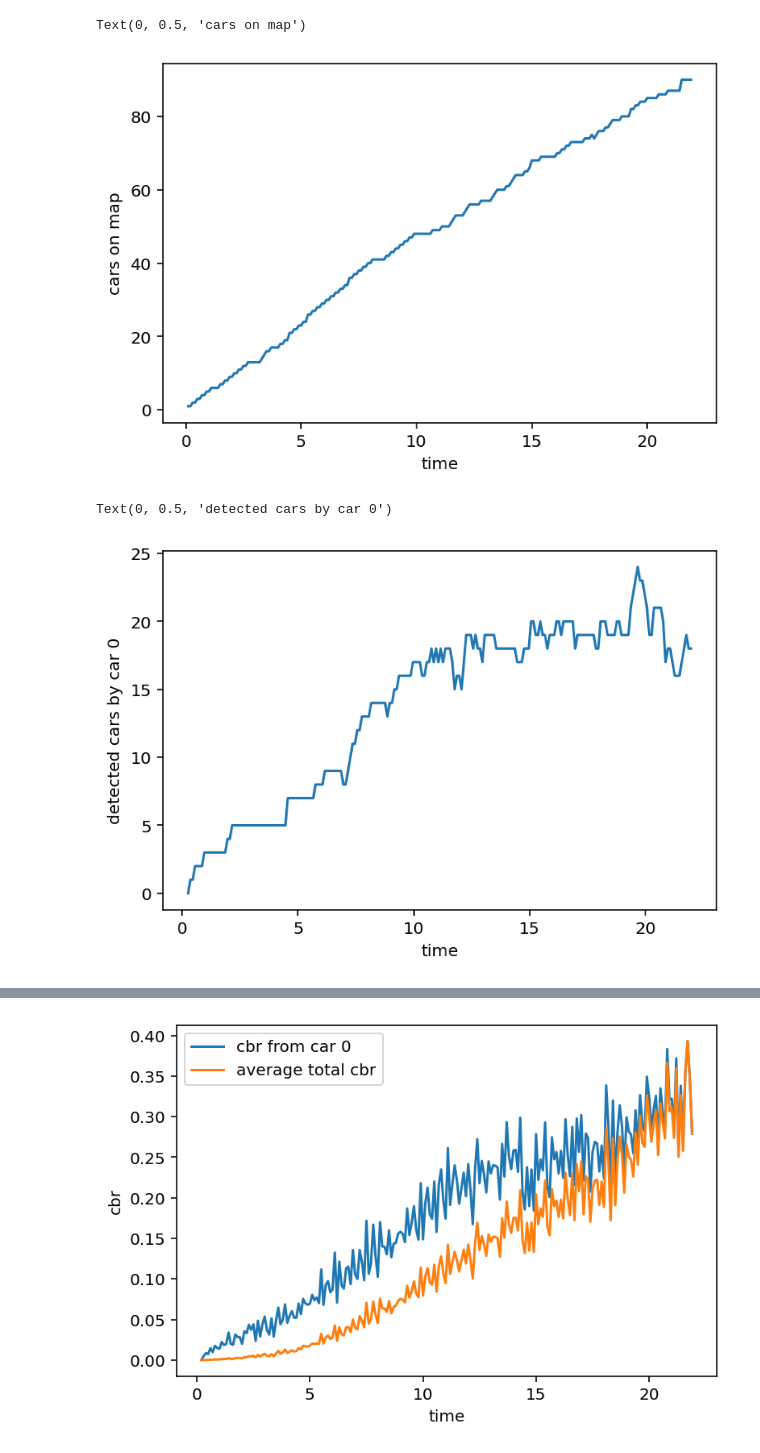
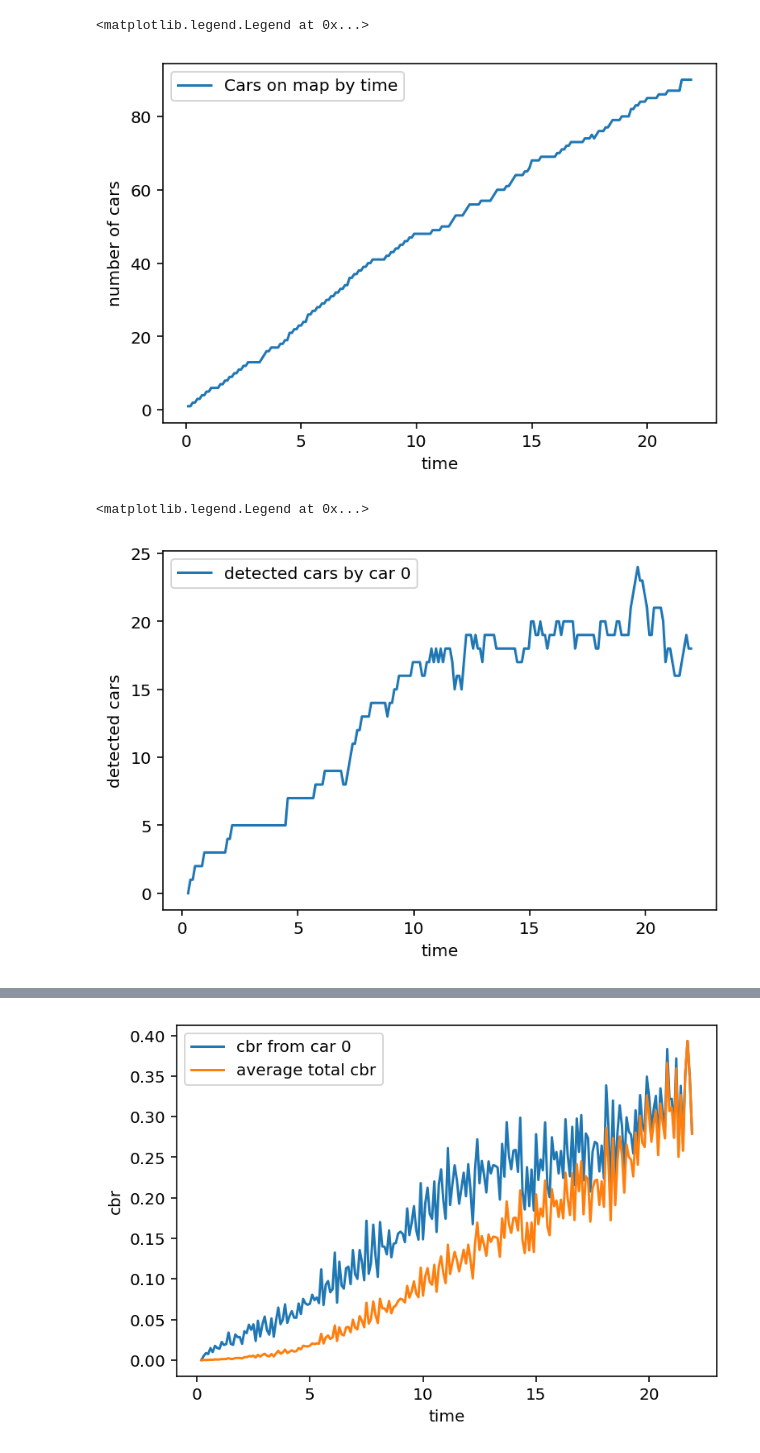
Before and after one commit to kovrichard/artery, a Jupyter notebook: scenarios/car2car-grid/results/Results.ipynb, the cells around one changed output, grey strips where cells are left out. Saved outputs shown, nothing was run; the diff lists cells and outputs as text; code cells hidden in the pictures.

Commit message:
Add labels to plots

```diff
--- a/scenarios/car2car-grid/results/Results.ipynb
+++ b/scenarios/car2car-grid/results/Results.ipynb
@@ -26,12 +26,13 @@ for t in x:
             tmp += 1
     y.append(tmp)
 # %%
-plt.plot(x,y)
+plt.plot(x,y, label="Cars on map by time")
 plt.xlabel("time")
-plt.ylabel("cars on map")
+plt.ylabel("number of cars")
+plt.legend()
 # %% [output]
-Text(0, 0.5, 'cars on map')
+<matplotlib.legend.Legend at 0x...>
-[figure, old version]
+[figure, new version]
 # %%
 car0 = vectors[(vectors.type == "vector") & (vectors.name == "allDetectedCars")].iloc[[0]]
 # %%
@@ -39,12 +40,13 @@ x = string_of_floats_to_list_of_floats(car0.vectime.values[0], ' ')
 # %%
 y = string_of_floats_to_list_of_floats(car0.vecvalue.values[0], ' ')
 # %%
-plt.plot(x,y)
+plt.plot(x,y, label="detected cars by car 0")
 plt.xlabel("time")
-plt.ylabel("detected cars by car 0")
+plt.ylabel("detected cars")
+plt.legend()
 # %% [output]
-Text(0, 0.5, 'detected cars by car 0')
+<matplotlib.legend.Legend at 0x...>
-[figure, old version]
+[figure, new version]
 # %%
 cbr0 = vectors[(vectors.type == "vector") & (vectors.name == "CBR.VanetRx")].iloc[[0]]
 # %%
```
Also changed, not shown: parts of 1 cell of this notebook.
